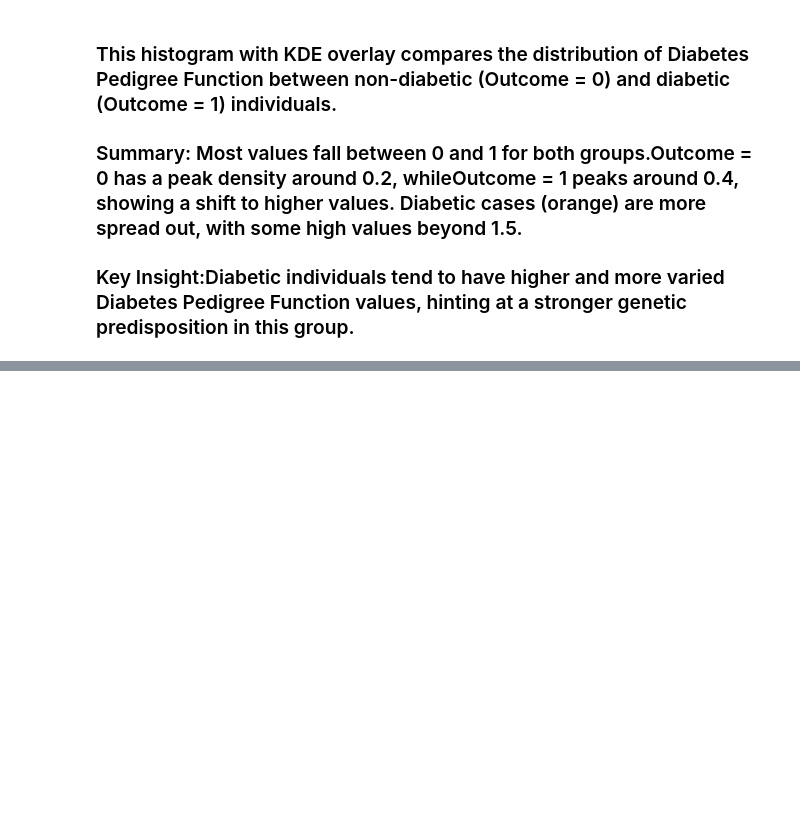
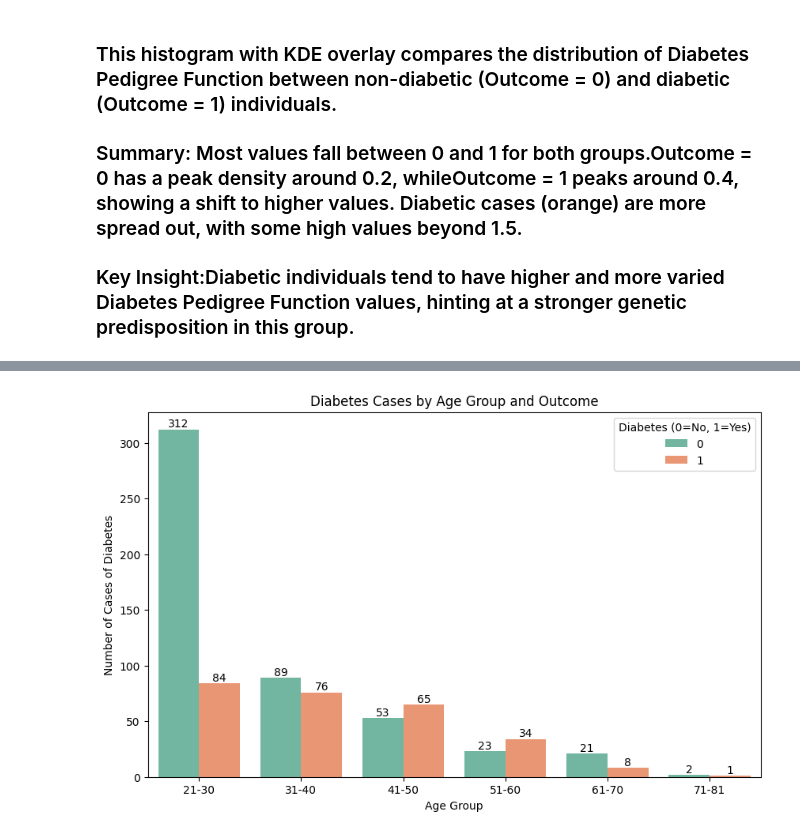
Before and after one commit to dinislamweb/diabetics-prediction-, a Jupyter notebook: diabetes_updated.ipynb, the cells around one changed output, grey strips where cells are left out. Drawn from its saved outputs; the diff is of its cells as text; code cells hidden in the pictures; blank space fills up the shorter version.

Commit message:
Age Vs Outcome visualization added

```diff
--- a/diabetes_updated.ipynb
+++ b/diabetes_updated.ipynb
@@ -287,0 +304,18 @@ plt.show()
+# %%
+# Visualize the Age
+
+plt.figure(figsize=(10,6))
+age_bins = [21, 30, 40, 50, 60, 70, 82]
+age_labels = ['21-30', '31-40', '41-50', '51-60', '61-70', '71-81']
+age_groups = pd.cut(df['Age'], bins=age_bins, labels=age_labels, right=False)
+
+ax = sns.countplot(x=age_groups, hue=df['Outcome'], palette='Set2')
+for p in ax.containers:
+    ax.bar_label(p)
+plt.title('Diabetes Cases by Age Group and Outcome')
+plt.xlabel('Age Group')
+plt.ylabel('Number of Cases of Diabetes')
+plt.legend(title='Diabetes (0=No, 1=Yes)')
+plt.show()
+# %% [output]
+[figure, added]
```
Also changed, not shown: parts of 2 cells of this notebook.
